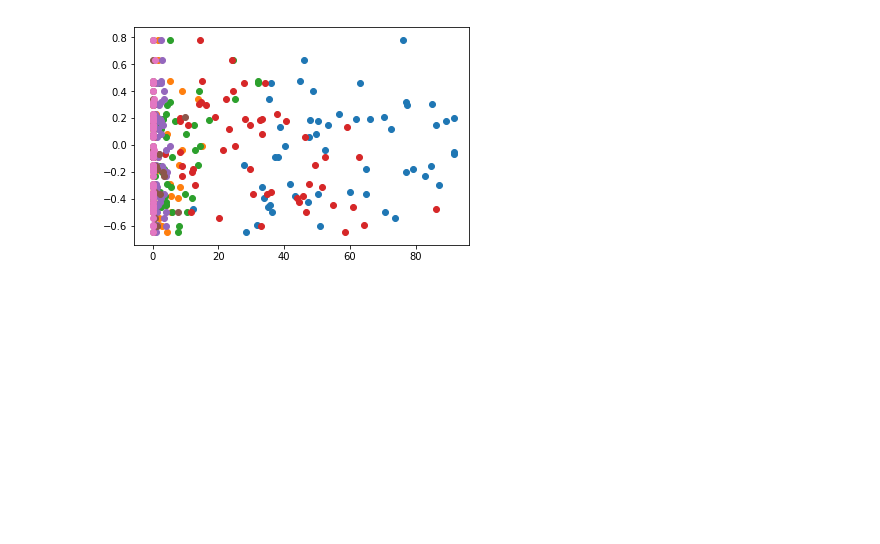
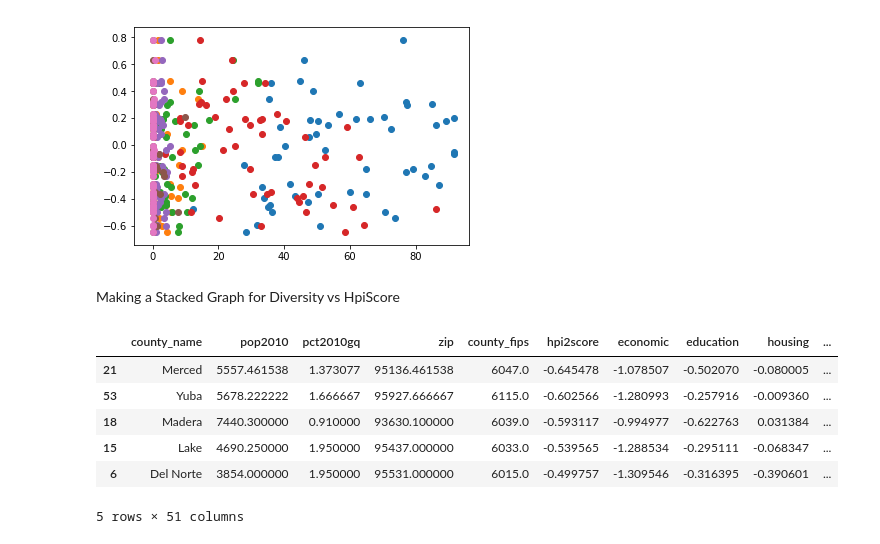
Before and after one commit to Jesse-mk/COGS108_Repo, a Jupyter notebook: SD_hpiscore_map.ipynb, the cells around one changed output. Saved outputs shown, nothing was run; the diff lists cells and outputs as text; code cells hidden in the pictures; blank space fills up the shorter version.

```diff
--- a/SD_hpiscore_map.ipynb
+++ b/SD_hpiscore_map.ipynb
@@ -358,3 +338,15 @@ plt.scatter(group["pacificisl_pct"], group["hpi2score"])
 # %% [output]
 <matplotlib.collections.PathCollection at 0x...>
 [figure]
+# %% [markdown]
+Making a Stacked Graph for Diversity vs HpiScore
+# %%
+g1.head()
+# %% [output]
+|  | county_name | pop2010 | pct2010gq | zip | county_fips | hpi2score | economic | education | housing | ... |
+| 21 | Merced | 5557.461538 | 1.373077 | 95136.461538 | 6047.0 | -0.645478 | -1.078507 | -0.502070 | -0.080005 | ... |
+| 53 | Yuba | 5678.222222 | 1.666667 | 95927.666667 | 6115.0 | -0.602566 | -1.280993 | -0.257916 | -0.009360 | ... |
+| 18 | Madera | 7440.300000 | 0.910000 | 93630.100000 | 6039.0 | -0.593117 | -0.994977 | -0.622763 | 0.031384 | ... |
+| 15 | Lake | 4690.250000 | 1.950000 | 95437.000000 | 6033.0 | -0.539565 | -1.288534 | -0.295111 | -0.068347 | ... |
+| 6 | Del Norte | 3854.000000 | 1.950000 | 95531.000000 | 6015.0 | -0.499757 | -1.309546 | -0.316395 | -0.390601 | ... |
+5 rows × 51 columns
```
Also changed, not shown: parts of 11 cells of this notebook.
